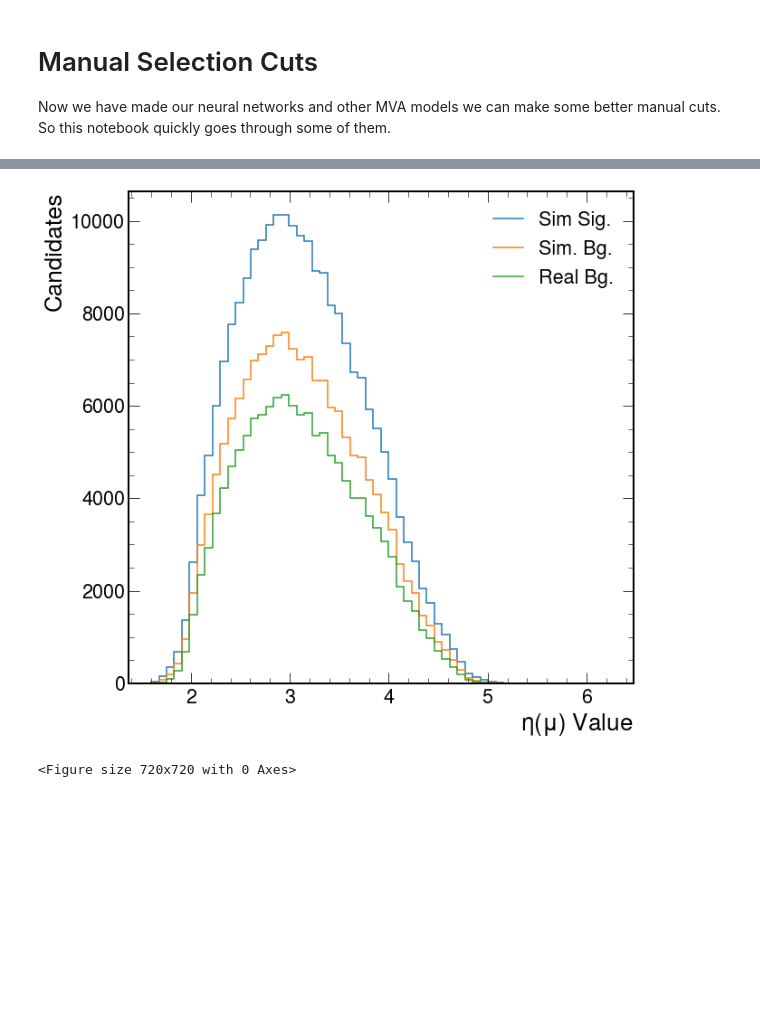
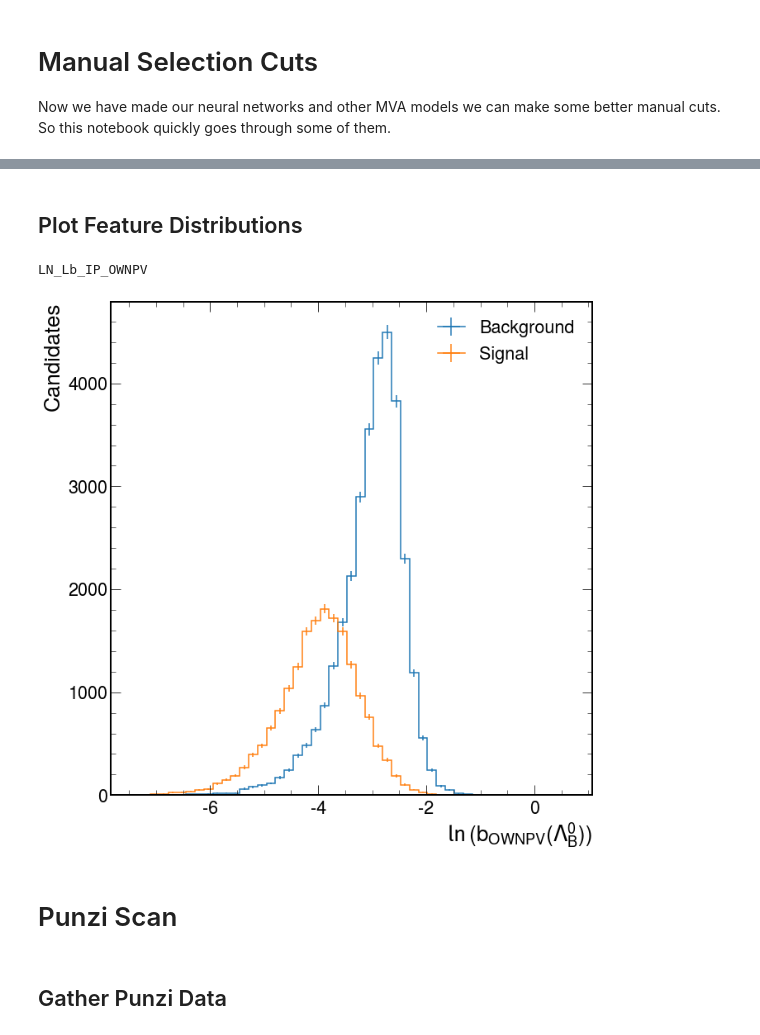
Before and after one commit to ChandlerKenworthy/Y4RareDecayProject, a Jupyter notebook: manual_selection/NewManualSelection.ipynb, the cells around one changed output, grey strips where cells are left out. Drawn from its saved outputs; the diff is of its cells as text; code cells hidden in the pictures; blank space fills up the shorter version.

```diff
--- a/manual_selection/NewManualSelection.ipynb
+++ b/manual_selection/NewManualSelection.ipynb
@@ -146,25 +19,33 @@ g = sim_df.groupby('category')
-# %%
-for q in ['L1_ETA']:
-    test_feature = q
-
-    # Find a bin distribution that will suit all the data...
-    min_feat_value = np.min(pd.concat([real_df[test_feature], sim_df[test_feature]]).to_numpy())
-    max_feat_value = np.mean(pd.concat([real_df[test_feature], sim_df[test_feature]]).to_numpy())+5*np.std(pd.concat([real_df[test_feature], sim_df[test_feature]]).to_numpy())
-    bins = np.linspace(min_feat_value, max_feat_value, NBINS+1)
-
-    h_real, _ = np.histogram(real_df[test_feature][real_df[test_feature].between(min_feat_value, max_feat_value)], bins=bins,)
-    h_fakebg, _ = np.histogram(g.get_group(0)[test_feature][g.get_group(0)[test_feature].between(min_feat_value, max_feat_value)], bins=bins)
-    h_sig, _ = np.histogram(g.get_group(1)[test_feature][g.get_group(1)[test_feature].between(min_feat_value, max_feat_value)], bins=bins)
-
-    fig, ax = plt.subplots(1, 1)
-    hep.histplot([h_real, h_fakebg, h_sig], bins, ax=ax, stack=True, label=['Real Bg.', 'Sim. Bg.', 'Sim Sig.'])
-    #plt.title(f'Distribution of {test_feature}')
-    plt.ylabel('Candidates')
-    plt.xlabel(r'$\eta(\mu)$ Value')
-    plt.legend()
-    plt.savefig(f'../images/ManualCuts/{test_feature}.png', dpi=800)
-    plt.show()
-    plt.clf()
-# %% [output]
-[figure, removed]
-<Figure size 720x720 with 0 Axes>
+# %%
+df = pd.read_csv('../data_files/9.0.1/all.csv', index_col=[0])
+# Not normalised but has had preselection applied
+# %% [markdown]
+## Plot Feature Distributions
+# %%
+NUMBER_OF_BINS = 50
+FEATURE = df.columns[8]
+STD_DEVS = 5
+# %%
+print(FEATURE)
+# Define a reasonable bin-space that is +- 5 standard deviations from the mean value of the feature
+bins = np.linspace(np.mean(df[FEATURE])-(STD_DEVS*np.std(df[FEATURE])), np.mean(df[FEATURE])+(STD_DEVS*np.std(df[FEATURE])), NUMBER_OF_BINS)
+
+# Or hard override after looking at it
+#bins = np.linspace(-20, 20, 50)
+
+fig, ax = plt.subplots(1, 1)
+bg, _ = np.histogram(df[FEATURE][np.logical_and(df['category']==0, df['IsSimulated']==False)], bins=bins)
+sig, _ = np.histogram(df[FEATURE][df['category']==1], bins=bins)
+hep.histplot([bg, sig], yerr=True, bins=bins, ax=ax, label=['Background', 'Signal'])
+#plt.xlabel(f"{FEATURE} value")
+plt.xlabel(r"$\ln{(b_{OWNPV}(\Lambda_B^0))}$")
+plt.ylabel("Candidates")
+plt.legend()
+plt.tight_layout()
+#plt.savefig('../images/ManualCuts/LN_Lb_IP_OWNPV_BgVsSig.png')
+plt.show()
+# %% [output]
+LN_Lb_IP_OWNPV
+[figure, added]
+# %% [markdown]
+# Punzi Scan
@@ -170,0 +156,2 @@ for q in ['L1_ETA']:
+# %% [markdown]
+## Gather Punzi Data
```
Also changed, not shown: parts of 17 cells of this notebook, 4 other files.
